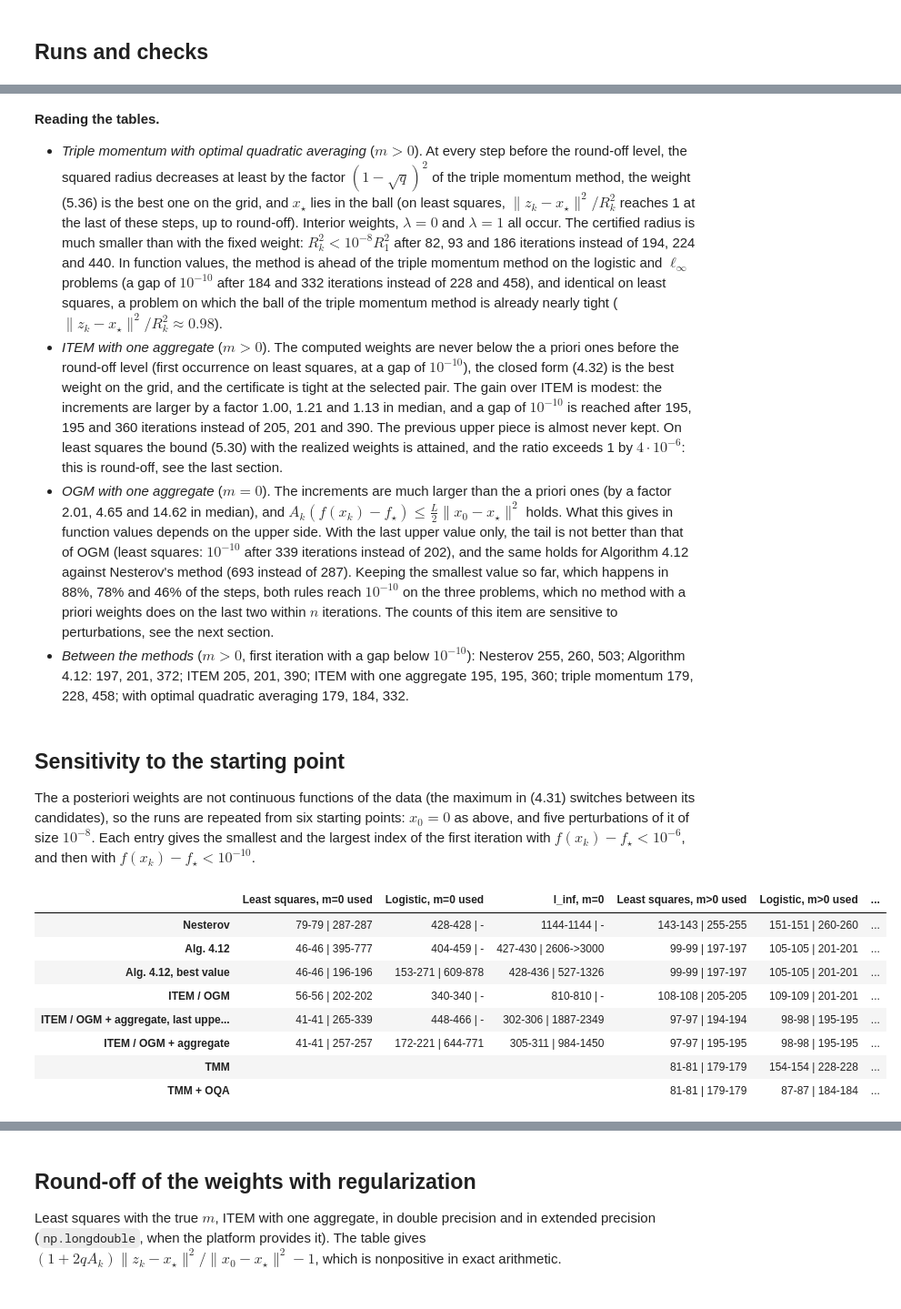
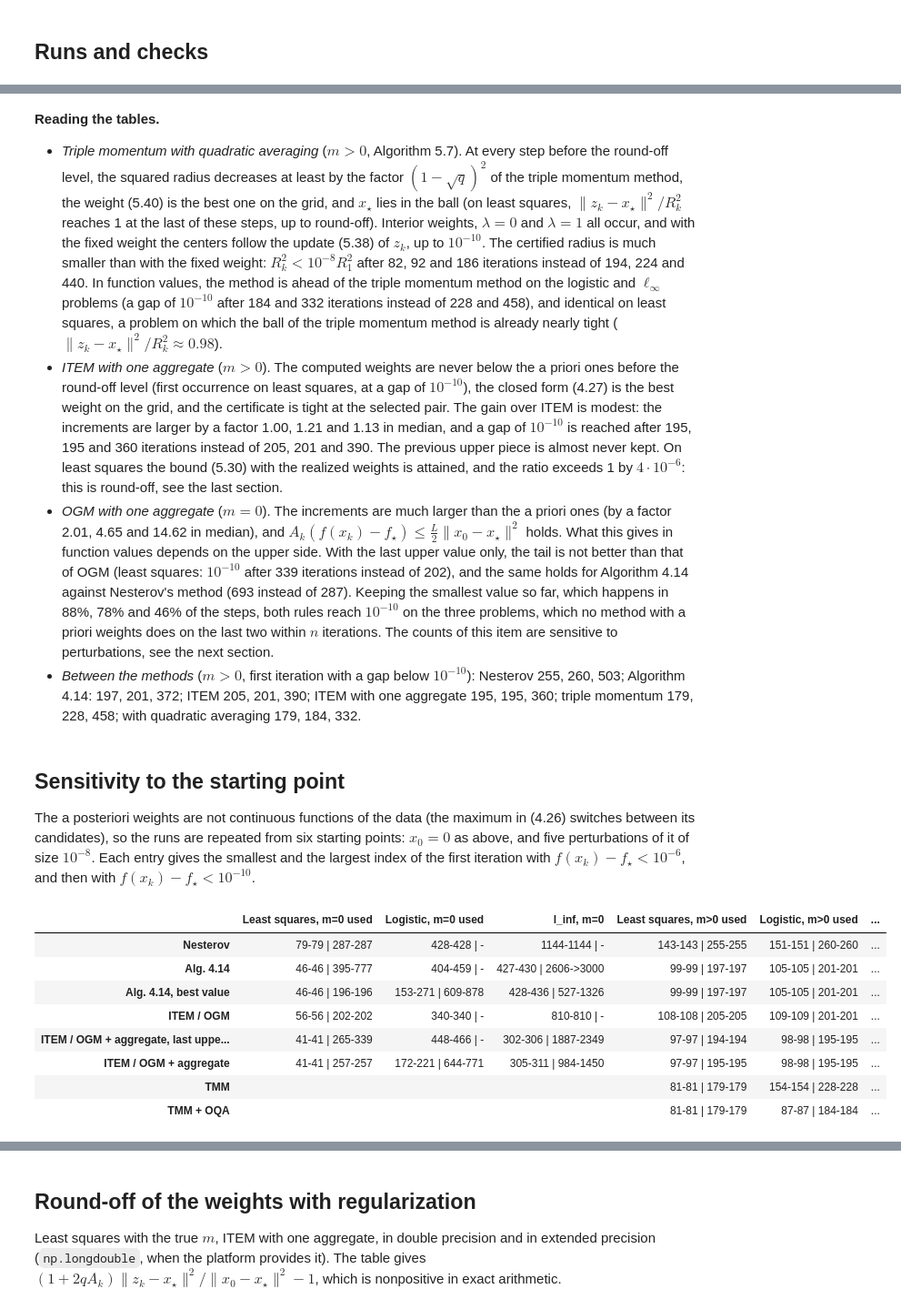
Before and after one commit to AccelerationMethods/Acta-Acceleration, a Jupyter notebook: Section5_memory_one.ipynb, the cells around one changed output, grey strips where cells are left out. Shown at 91% size. Cells and saved outputs as stored; diff of their text form; code cells hidden in the pictures.

```diff
--- a/Section5_memory_one.ipynb
+++ b/Section5_memory_one.ipynb
@@ -376,48 +382,48 @@ pd.DataFrame({name: tables[name] for name in list(tables)[3:]})
 # %% [markdown]
 **Reading the tables.**
 
-- *Triple momentum with optimal quadratic averaging* ($m>0$). At every step before the round-off level, the squared radius decreases at least by the factor $(1-\sqrt q)^2$ of the triple momentum method, the weight (5.36) is the best one on the grid, and $x_\star$ lies in the ball (on least squares, $\|z_k-x_\star\|^2/R_k^2$ reaches 1 at the last of these steps, up to round-off). Interior weights, $\lambda=0$ and $\lambda=1$ all occur. The certified radius is much smaller than with the fixed weight: $R_k^2<10^{-8}R_1^2$ after 82, 93 and 186 iterations instead of 194, 224 and 440. In function values, the method is ahead of the triple momentum method on the logistic and $\ell_\infty$ problems (a gap of $10^{-10}$ after 184 and 332 iterations instead of 228 and 458), and identical on least squares, a problem on which the ball of the triple momentum method is already nearly tight ($\|z_k-x_\star\|^2/R_k^2\approx0.98$).
-- *ITEM with one aggregate* ($m>0$). The computed weights are never below the a priori ones before the round-off level (first occurrence on least squares, at a gap of $10^{-10}$), the closed form (4.32) is the best weight on the grid, and the certificate is tight at the selected pair. The gain over ITEM is modest: the increments are larger by a factor 1.00, 1.21 and 1.13 in median, and a gap of $10^{-10}$ is reached after 195, 195 and 360 iterations instead of 205, 201 and 390. The previous upper piece is almost never kept. On least squares the bound (5.30) with the realized weights is attained, and the ratio exceeds 1 by $4\cdot10^{-6}$: this is round-off, see the last section.
-- *OGM with one aggregate* ($m=0$). The increments are much larger than the a priori ones (by a factor 2.01, 4.65 and 14.62 in median), and $A_k(f(x_k)-f_\star)\le\frac L2\|x_0-x_\star\|^2$ holds. What this gives in function values depends on the upper side. With the last upper value only, the tail is not better than that of OGM (least squares: $10^{-10}$ after 339 iterations instead of 202), and the same holds for Algorithm 4.12 against Nesterov's method (693 instead of 287). Keeping the smallest value so far, which happens in 88%, 78% and 46% of the steps, both rules reach $10^{-10}$ on the three problems, which no method with a priori weights does on the last two within $n$ iterations. The counts of this item are sensitive to perturbations, see the next section.
-- *Between the methods* ($m>0$, first iteration with a gap below $10^{-10}$): Nesterov 255, 260, 503; Algorithm 4.12: 197, 201, 372; ITEM 205, 201, 390; ITEM with one aggregate 195, 195, 360; triple momentum 179, 228, 458; with optimal quadratic averaging 179, 184, 332.
+- *Triple momentum with quadratic averaging* ($m>0$, Algorithm 5.7). At every step before the round-off level, the squared radius decreases at least by the factor $(1-\sqrt q)^2$ of the triple momentum method, the weight (5.40) is the best one on the grid, and $x_\star$ lies in the ball (on least squares, $\|z_k-x_\star\|^2/R_k^2$ reaches 1 at the last of these steps, up to round-off). Interior weights, $\lambda=0$ and $\lambda=1$ all occur, and with the fixed weight the centers follow the update (5.38) of $z_k$, up to $10^{-10}$. The certified radius is much smaller than with the fixed weight: $R_k^2<10^{-8}R_1^2$ after 82, 92 and 186 iterations instead of 194, 224 and 440. In function values, the method is ahead of the triple momentum method on the logistic and $\ell_\infty$ problems (a gap of $10^{-10}$ after 184 and 332 iterations instead of 228 and 458), and identical on least squares, a problem on which the ball of the triple momentum method is already nearly tight ($\|z_k-x_\star\|^2/R_k^2\approx0.98$).
+- *ITEM with one aggregate* ($m>0$). The computed weights are never below the a priori ones before the round-off level (first occurrence on least squares, at a gap of $10^{-10}$), the closed form (4.27) is the best weight on the grid, and the certificate is tight at the selected pair. The gain over ITEM is modest: the increments are larger by a factor 1.00, 1.21 and 1.13 in median, and a gap of $10^{-10}$ is reached after 195, 195 and 360 iterations instead of 205, 201 and 390. The previous upper piece is almost never kept. On least squares the bound (5.30) with the realized weights is attained, and the ratio exceeds 1 by $4\cdot10^{-6}$: this is round-off, see the last section.
+- *OGM with one aggregate* ($m=0$). The increments are much larger than the a priori ones (by a factor 2.01, 4.65 and 14.62 in median), and $A_k(f(x_k)-f_\star)\le\frac L2\|x_0-x_\star\|^2$ holds. What this gives in function values depends on the upper side. With the last upper value only, the tail is not better than that of OGM (least squares: $10^{-10}$ after 339 iterations instead of 202), and the same holds for Algorithm 4.14 against Nesterov's method (693 instead of 287). Keeping the smallest value so far, which happens in 88%, 78% and 46% of the steps, both rules reach $10^{-10}$ on the three problems, which no method with a priori weights does on the last two within $n$ iterations. The counts of this item are sensitive to perturbations, see the next section.
+- *Between the methods* ($m>0$, first iteration with a gap below $10^{-10}$): Nesterov 255, 260, 503; Algorithm 4.14: 197, 201, 372; ITEM 205, 201, 390; ITEM with one aggregate 195, 195, 360; triple momentum 179, 228, 458; with quadratic averaging 179, 184, 332.
 # %% [markdown]
 ## Sensitivity to the starting point
 
-The a posteriori weights are not continuous functions of the data (the maximum in (4.31) switches between its candidates), so the runs are repeated from six starting points: $x_0=0$ as above, and five perturbations of it of size $10^{-8}$. Each entry gives the smallest and the largest index of the first iteration with $f(x_k)-f_\star<10^{-6}$, and then with $f(x_k)-f_\star<10^{-10}$.
+The a posteriori weights are not continuous functions of the data (the maximum in (4.26) switches between its candidates), so the runs are repeated from six starting points: $x_0=0$ as above, and five perturbations of it of size $10^{-8}$. Each entry gives the smallest and the largest index of the first iteration with $f(x_k)-f_\star<10^{-6}$, and then with $f(x_k)-f_\star<10^{-10}$.
 # %%
 variants = {
     "Nesterov": lambda *a: accelerated(*a, "nesterov"),
-    "Alg. 4.12": lambda *a: one_aggregate(*a, "nesterov"),
-    "Alg. 4.12, best value": lambda *a: one_aggregate(*a, "nesterov", upper="best"),
+    "Alg. 4.14": lambda *a: one_aggregate(*a, "nesterov"),
+    "Alg. 4.14, best value": lambda *a: one_aggregate(*a, "nesterov", upper="best"),
     "ITEM / OGM": lambda *a: accelerated(*a, "item"),
     "ITEM / OGM + aggregate, last upper piece": lambda *a: one_aggregate(*a, "item"),
     "ITEM / OGM + aggregate": lambda *a: one_aggregate(*a, "item", upper="best"),
     "TMM": lambda *a: triple_momentum(*a),
     "TMM + OQA": lambda *a: triple_momentum(*a, oqa=True),
 }
 rng = np.random.default_rng(0)
 sensitivity = {}
 for name, (P, m_used) in runs.items():
     m = P["m"] if m_used is None else m_used
     fs, n = results[name]["f_star"], P["n_iter"]
     starts = [P["x0"]] + [P["x0"] + 1e-8 * rng.standard_normal(P["x0"].shape) for _ in range(5)]
     column = {}
     for label, run in variants.items():
         if m == 0 and label.startswith("TMM"): continue
         gaps = [run(P["f"], P["grad"], x0, P["x_star"], P["L"], m, n)["f"] - fs for x0 in starts]
         ranges = []
         for tol in (1e-6, 1e-10):
             ks = [first_below(gap, tol) for gap in gaps]
             reached = [k for k in ks if k != "-"]
             ranges.append("-" if not reached else f"{min(reached)}-" + (f"{max(reached)}" if len(reached) == len(ks) else f">{n}"))
         column[label] = " | ".join(ranges)
     sensitivity[short(name)] = column
 pd.DataFrame(sensitivity).fillna("")
 # %% [output]
 |  | Least squares, m=0 used | Logistic, m=0 used | l_inf, m=0 | Least squares, m>0 used | Logistic, m>0 used | ... |
 | Nesterov | 79-79 | 287-287 | 428-428 | - | 1144-1144 | - | 143-143 | 255-255 | 151-151 | 260-260 | ... |
-| Alg. 4.12 | 46-46 | 395-777 | 404-459 | - | 427-430 | 2606->3000 | 99-99 | 197-197 | 105-105 | 201-201 | ... |
-| Alg. 4.12, best value | 46-46 | 196-196 | 153-271 | 609-878 | 428-436 | 527-1326 | 99-99 | 197-197 | 105-105 | 201-201 | ... |
+| Alg. 4.14 | 46-46 | 395-777 | 404-459 | - | 427-430 | 2606->3000 | 99-99 | 197-197 | 105-105 | 201-201 | ... |
+| Alg. 4.14, best value | 46-46 | 196-196 | 153-271 | 609-878 | 428-436 | 527-1326 | 99-99 | 197-197 | 105-105 | 201-201 | ... |
 | ITEM / OGM | 56-56 | 202-202 | 340-340 | - | 810-810 | - | 108-108 | 205-205 | 109-109 | 201-201 | ... |
 | ITEM / OGM + aggregate, last uppe... | 41-41 | 265-339 | 448-466 | - | 302-306 | 1887-2349 | 97-97 | 194-194 | 98-98 | 195-195 | ... |
 | ITEM / OGM + aggregate | 41-41 | 257-257 | 172-221 | 644-771 | 305-311 | 984-1450 | 97-97 | 195-195 | 98-98 | 195-195 | ... |
```
Also changed, not shown: parts of 9 cells of this notebook, 1 other file.
